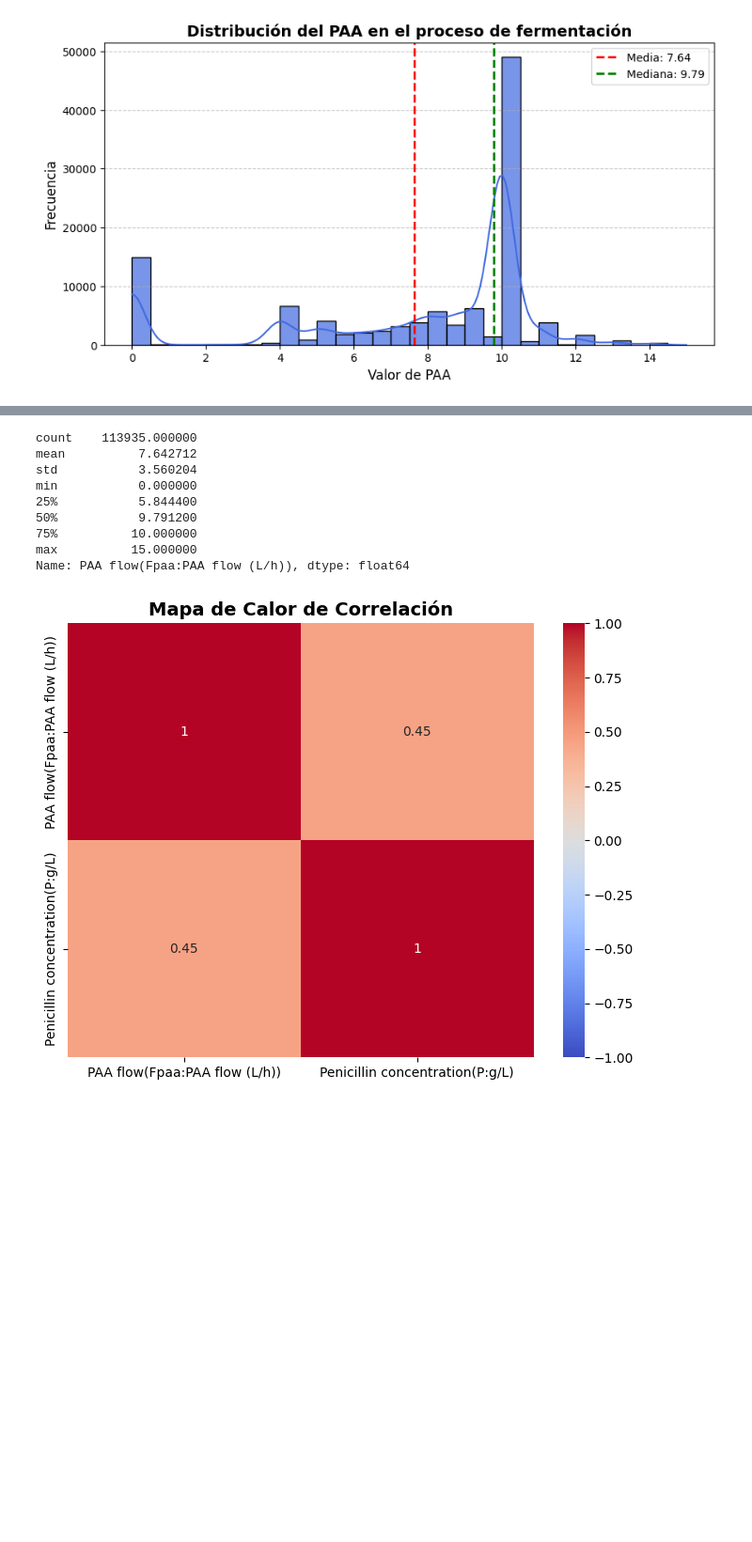
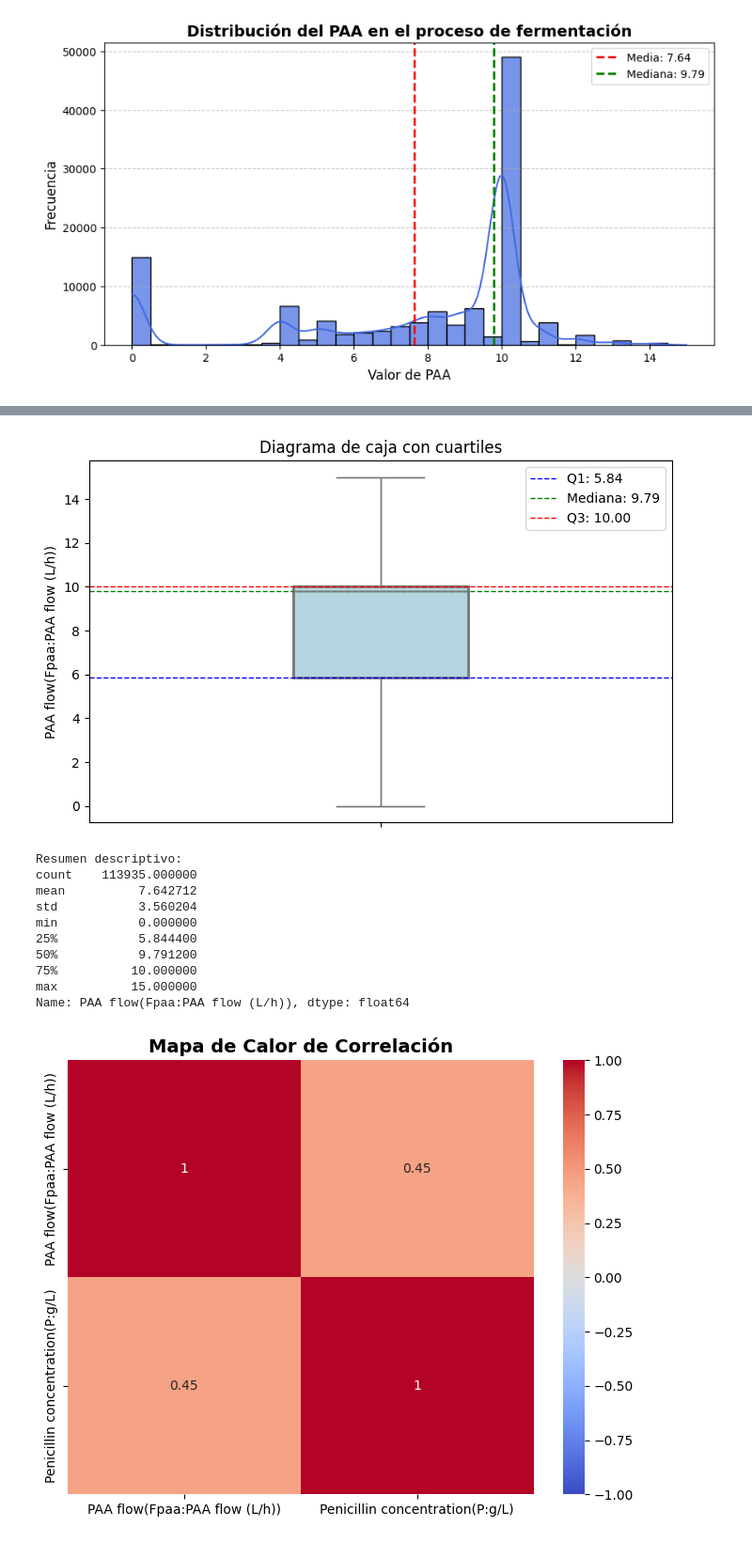
Before and after one commit to MavelSterling/proyecto_reto_insulina_INRAE, a Jupyter notebook: src/proyecto_rnn_penicilina_test.ipynb, the cells around one changed output, grey strips where cells are left out. Shown at 94% size. Saved outputs shown, nothing was run; the diff lists cells and outputs as text; code cells hidden in the pictures; blank space fills up the shorter version.

```diff
--- a/src/proyecto_rnn_penicilina_test.ipynb
+++ b/src/proyecto_rnn_penicilina_test.ipynb
@@ -229,6 +246,35 @@ plt.show()
+# %%
+import pandas as pd
+import matplotlib.pyplot as plt
+import seaborn as sns
+
+plt.figure(figsize=(8, 5))
+sns.boxplot(y=dataset["PAA flow(Fpaa:PAA flow (L/h))"], color="lightblue", width=0.3, boxprops=dict(linewidth=2.0))
+
+# Añadir líneas de cuartiles
+# Calcular cuartiles de la variable
+q1 = dataset["PAA flow(Fpaa:PAA flow (L/h))"].quantile(0.25)
+q2 = dataset["PAA flow(Fpaa:PAA flow (L/h))"].median()
+q3 = dataset["PAA flow(Fpaa:PAA flow (L/h))"].quantile(0.75)
+
+sns.boxplot(y=dataset["PAA flow(Fpaa:PAA flow (L/h))"], color="lightblue", width=0.3, boxprops=dict(linewidth=2.0))
+
+# Añadir líneas de cuartiles
+plt.axhline(y=q1, color='blue', linestyle='dashed', linewidth=1, label=f'Q1: {q1:.2f}')
+plt.axhline(y=q2, color='green', linestyle='dashed', linewidth=1, label=f'Mediana: {q2:.2f}')
+plt.axhline(y=q3, color='red', linestyle='dashed', linewidth=1, label=f'Q3: {q3:.2f}')
+plt.legend()
+plt.title("Diagrama de caja con cuartiles")
+plt.show()
+# %% [output]
+[figure, added]
 # %%
-dataset["PAA flow(Fpaa:PAA flow (L/h))"].describe()
+# Análisis descriptivo
+descripcion = dataset["PAA flow(Fpaa:PAA flow (L/h))"].describe()
+print("Resumen descriptivo:")
+print(descripcion)
 # %% [output]
+Resumen descriptivo:
 count    113935.000000
 mean          7.642712
 std           3.560204
```
Also changed, not shown: parts of 3 cells of this notebook.
